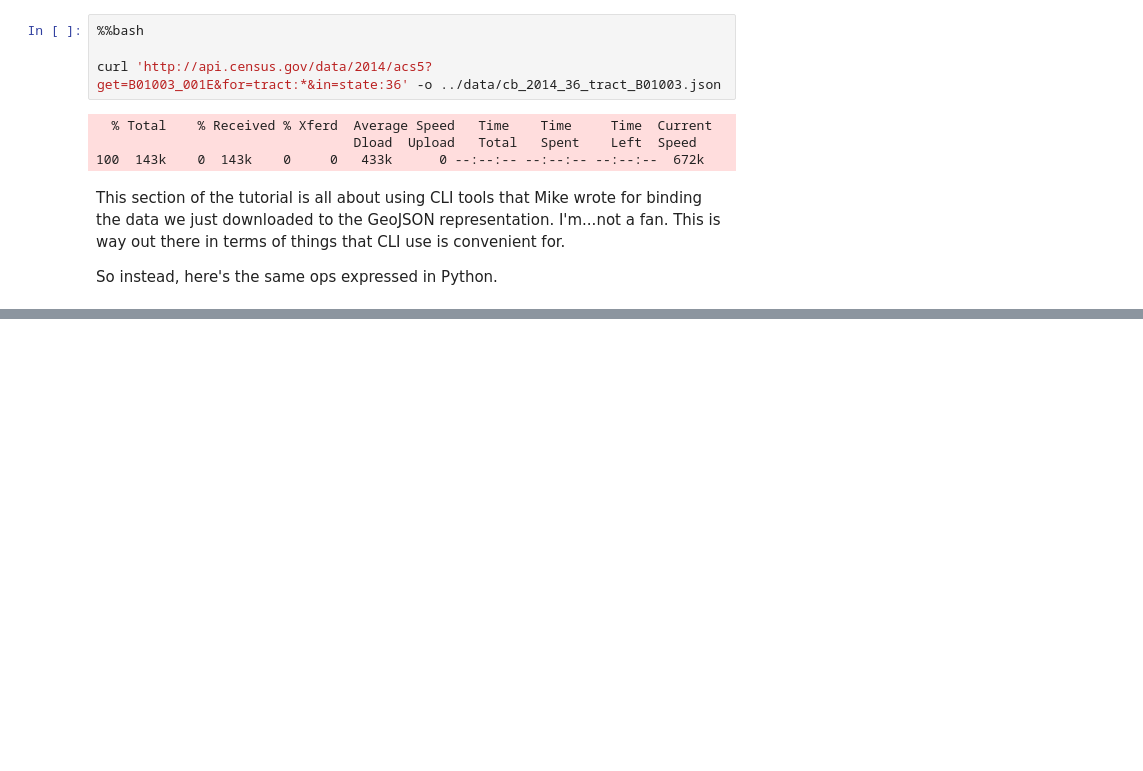
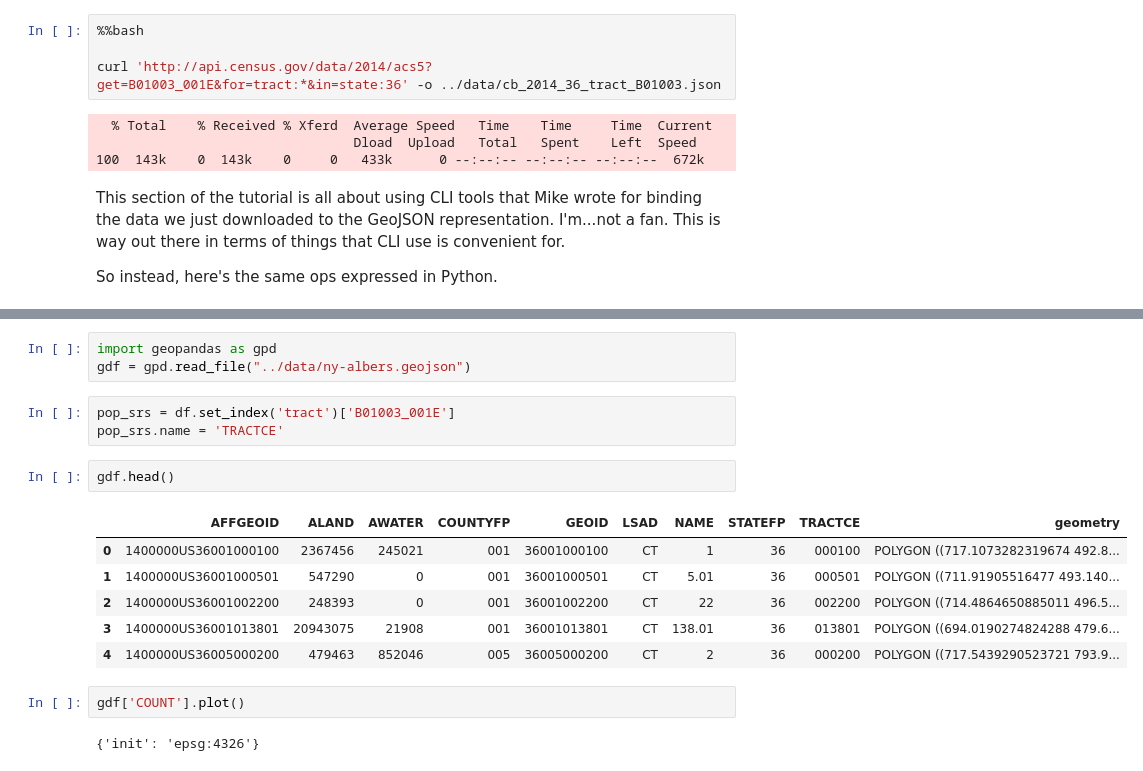
Before and after one commit to ResidentMario/d3-data, a Jupyter notebook: notebooks/Command Line Cartography.ipynb, the cells around one changed output, grey strips where cells are left out. Saved outputs shown, nothing was run; the diff lists cells and outputs as text; blank space fills up the shorter version.

```diff
--- a/notebooks/Command Line Cartography.ipynb
+++ b/notebooks/Command Line Cartography.ipynb
@@ -100,0 +110,19 @@ import pandas as pd
+# %%
+import geopandas as gpd
+gdf = gpd.read_file("../data/ny-albers.geojson")
+# %%
+pop_srs = df.set_index('tract')['B01003_001E']
+pop_srs.name = 'TRACTCE'
+# %%
+gdf.head()
+# %% [output]
+|  | AFFGEOID | ALAND | AWATER | COUNTYFP | GEOID | LSAD | NAME | STATEFP | TRACTCE | geometry |
+| 0 | 1400000US36001000100 | 2367456 | 245021 | 001 | 36001000100 | CT | 1 | 36 | 000100 | POLYGON ((717.1073282319674 492.8... |
+| 1 | 1400000US36001000501 | 547290 | 0 | 001 | 36001000501 | CT | 5.01 | 36 | 000501 | POLYGON ((711.91905516477 493.140... |
+| 2 | 1400000US36001002200 | 248393 | 0 | 001 | 36001002200 | CT | 22 | 36 | 002200 | POLYGON ((714.4864650885011 496.5... |
+| 3 | 1400000US36001013801 | 20943075 | 21908 | 001 | 36001013801 | CT | 138.01 | 36 | 013801 | POLYGON ((694.0190274824288 479.6... |
+| 4 | 1400000US36005000200 | 479463 | 852046 | 005 | 36005000200 | CT | 2 | 36 | 000200 | POLYGON ((717.5439290523721 793.9... |
+# %%
+gdf['COUNT'].plot()
+# %% [output]
+{'init': 'epsg:4326'}
```
Also changed, not shown: parts of 40 cells of this notebook, 19 other files.
